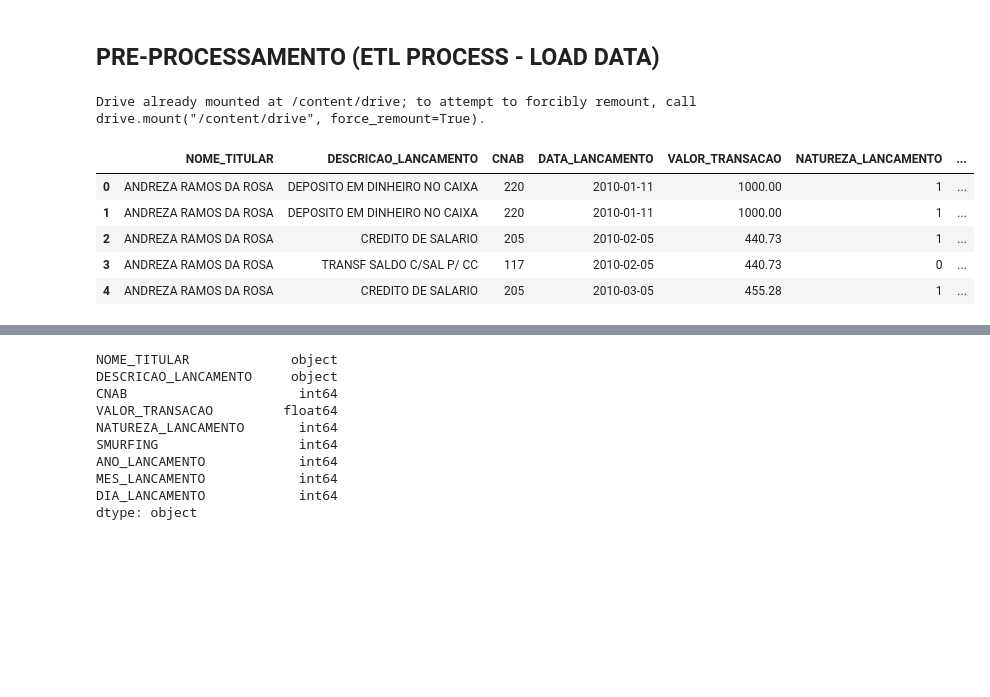
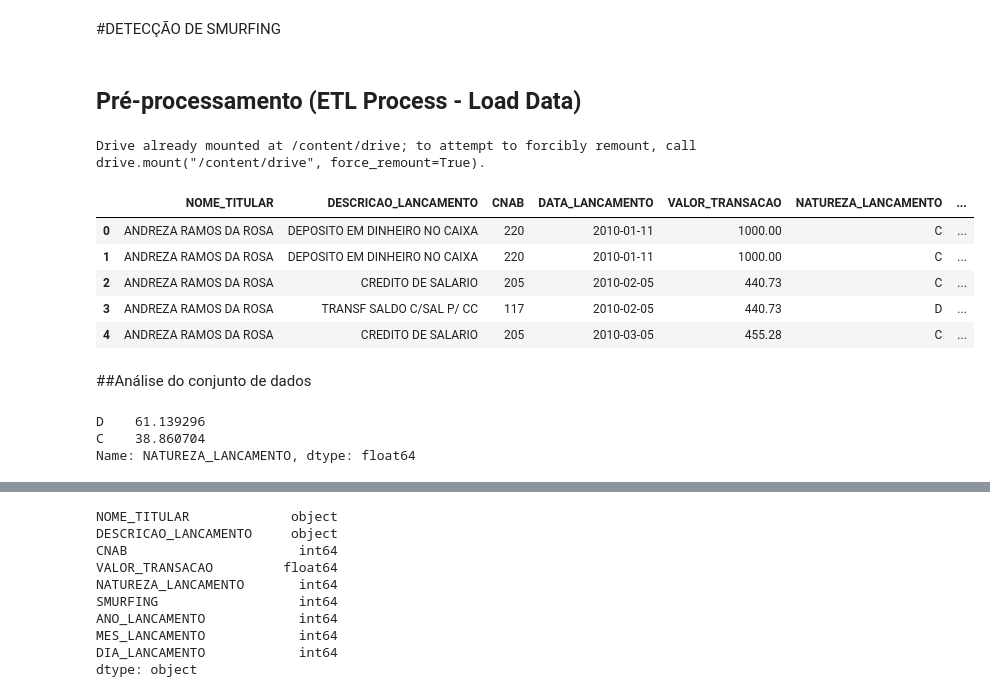
Before and after one commit to nallinwerlang/ML, a Jupyter notebook: 01_ARTIGO_ML.ipynb, the cells around one changed output, grey strips where cells are left out. Cells and saved outputs as stored; diff of their text form; code cells hidden in the pictures; blank space fills up the shorter version.

```diff
--- a/01_ARTIGO_ML.ipynb
+++ b/01_ARTIGO_ML.ipynb
@@ -1,7 +1,9 @@
 # %% [markdown]
 <a href="https://colab.research.google.com/github/nallinwerlang/ML/blob/main/01_ARTIGO_ML.ipynb" target="_parent"><img src="https://colab.research.google.com/assets/colab-badge.svg" alt="Open In Colab"/></a>
-# %% [markdown]
-## **PRE-PROCESSAMENTO (ETL PROCESS - LOAD DATA)**
+# %% [markdown]
+#DETECÇÃO DE SMURFING
+# %% [markdown]
+## Pré-processamento (ETL Process - Load Data)
 # %%
 from google.colab import drive
 drive.mount('/content/drive')
@@ -9,12 +11,21 @@ drive.mount('/content/drive')
 Drive already mounted at /content/drive; to attempt to forcibly remount, call drive.mount("/content/drive", force_remount=True).
 # %%
 import pandas as pd
-dados = pd.read_excel('/content/drive/MyDrive/ufsc/ML/Artigo/teste4.xlsx') ## xy variables are for the Salary_Data dataset
+dados = pd.read_excel('/content/drive/MyDrive/ufsc/ML/Artigo/CASO_TESTE2.xlsx')
 dados.head()
 # %% [output]
 |  | NOME_TITULAR | DESCRICAO_LANCAMENTO | CNAB | DATA_LANCAMENTO | VALOR_TRANSACAO | NATUREZA_LANCAMENTO | ... |
-| 0 | ANDREZA RAMOS DA ROSA | DEPOSITO EM DINHEIRO NO CAIXA | 220 | 2010-01-11 | 1000.00 | 1 | ... |
-| 1 | ANDREZA RAMOS DA ROSA | DEPOSITO EM DINHEIRO NO CAIXA | 220 | 2010-01-11 | 1000.00 | 1 | ... |
-| 2 | ANDREZA RAMOS DA ROSA | CREDITO DE SALARIO | 205 | 2010-02-05 | 440.73 | 1 | ... |
-| 3 | ANDREZA RAMOS DA ROSA | TRANSF SALDO C/SAL P/ CC | 117 | 2010-02-05 | 440.73 | 0 | ... |
-| 4 | ANDREZA RAMOS DA ROSA | CREDITO DE SALARIO | 205 | 2010-03-05 | 455.28 | 1 | ... |
+| 0 | ANDREZA RAMOS DA ROSA | DEPOSITO EM DINHEIRO NO CAIXA | 220 | 2010-01-11 | 1000.00 | C | ... |
+| 1 | ANDREZA RAMOS DA ROSA | DEPOSITO EM DINHEIRO NO CAIXA | 220 | 2010-01-11 | 1000.00 | C | ... |
+| 2 | ANDREZA RAMOS DA ROSA | CREDITO DE SALARIO | 205 | 2010-02-05 | 440.73 | C | ... |
+| 3 | ANDREZA RAMOS DA ROSA | TRANSF SALDO C/SAL P/ CC | 117 | 2010-02-05 | 440.73 | D | ... |
+| 4 | ANDREZA RAMOS DA ROSA | CREDITO DE SALARIO | 205 | 2010-03-05 | 455.28 | C | ... |
+# %% [markdown]
+##Análise do conjunto de dados
+# %%
+NATUREZA_LANCAMENTO = dados['NATUREZA_LANCAMENTO'].value_counts(normalize=True)*100
+NATUREZA_LANCAMENTO
+# %% [output]
+D    61.139296
+C    38.860704
+Name: NATUREZA_LANCAMENTO, dtype: float64
```
Also changed, not shown: parts of 44 cells of this notebook.
